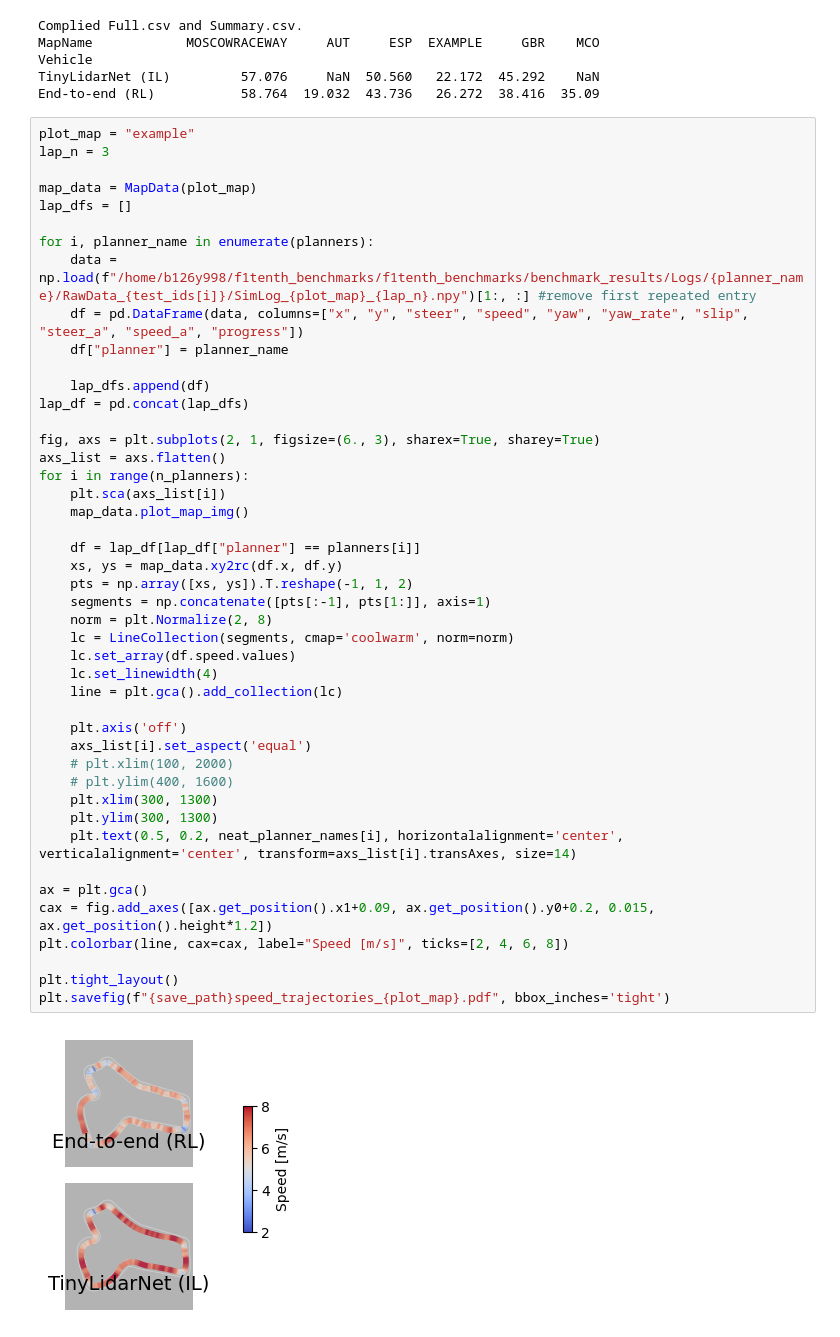
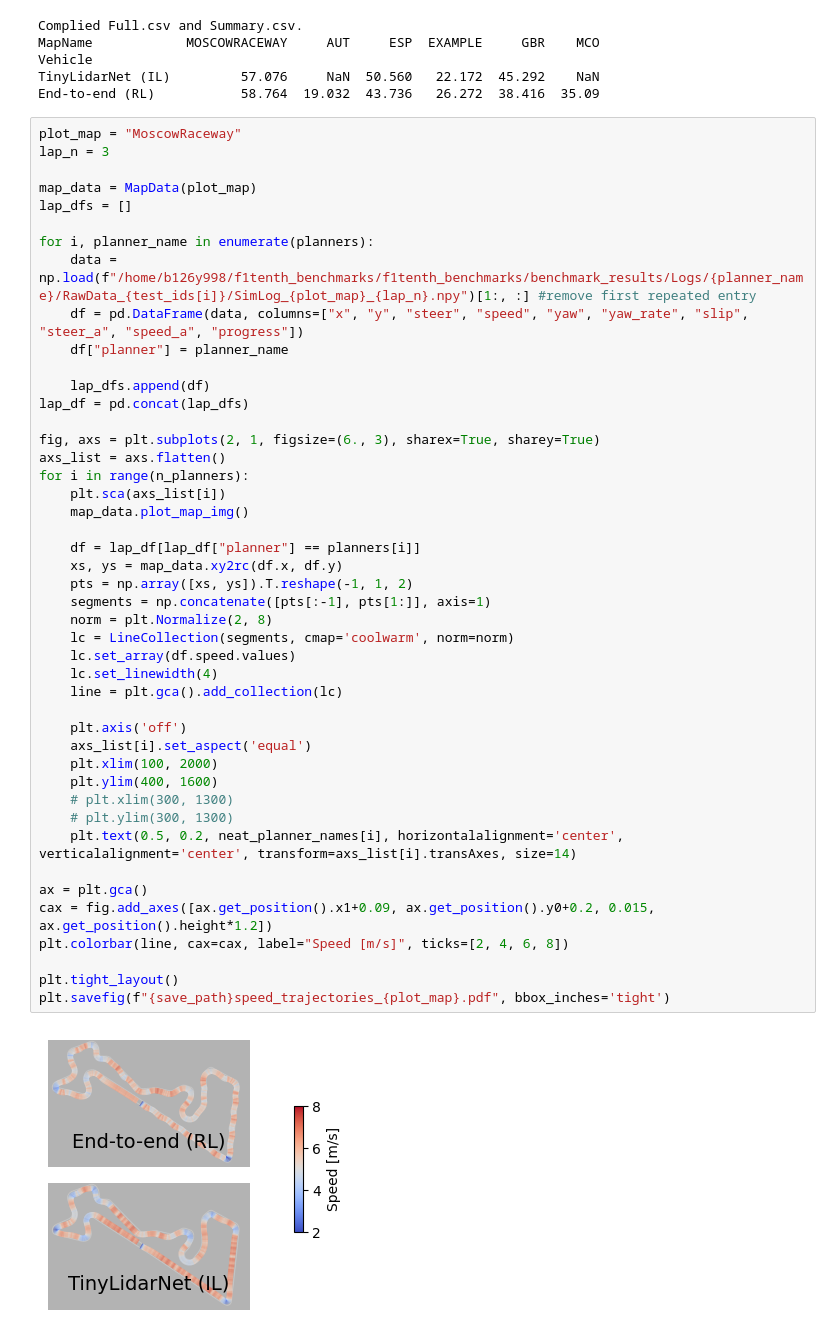
Before and after one commit to bakhbyergyen7/f1tenth_benchmarks, a Jupyter notebook: f1tenth_benchmarks/benchmark_results/tiny_notebook.ipynb, the cells around one changed output. Cells and saved outputs as stored; diff of their text form.

```diff
--- a/f1tenth_benchmarks/benchmark_results/tiny_notebook.ipynb
+++ b/f1tenth_benchmarks/benchmark_results/tiny_notebook.ipynb
@@ -103,7 +103,7 @@ Vehicle
 TinyLidarNet (IL)         57.076     NaN  50.560   22.172  45.292    NaN
 End-to-end (RL)           58.764  19.032  43.736   26.272  38.416  35.09
 # %%
-plot_map = "example"
+plot_map = "MoscowRaceway"
 lap_n = 3
 
 map_data = MapData(plot_map)
@@ -117,36 +117,36 @@ for i, planner_name in enumerate(planners):
     lap_dfs.append(df)
 lap_df = pd.concat(lap_dfs)
 
 fig, axs = plt.subplots(2, 1, figsize=(6., 3), sharex=True, sharey=True)
 axs_list = axs.flatten()
 for i in range(n_planners):
     plt.sca(axs_list[i])
     map_data.plot_map_img()
 
     df = lap_df[lap_df["planner"] == planners[i]]
     xs, ys = map_data.xy2rc(df.x, df.y)
     pts = np.array([xs, ys]).T.reshape(-1, 1, 2)
     segments = np.concatenate([pts[:-1], pts[1:]], axis=1)
     norm = plt.Normalize(2, 8)
     lc = LineCollection(segments, cmap='coolwarm', norm=norm)
     lc.set_array(df.speed.values)
     lc.set_linewidth(4)
     line = plt.gca().add_collection(lc)
 
     plt.axis('off')
     axs_list[i].set_aspect('equal')
-    # plt.xlim(100, 2000)
-    # plt.ylim(400, 1600)
-    plt.xlim(300, 1300)
-    plt.ylim(300, 1300)
+    plt.xlim(100, 2000)
+    plt.ylim(400, 1600)
+    # plt.xlim(300, 1300)
+    # plt.ylim(300, 1300)
     plt.text(0.5, 0.2, neat_planner_names[i], horizontalalignment='center', verticalalignment='center', transform=axs_list[i].transAxes, size=14)
 
 ax = plt.gca()
 cax = fig.add_axes([ax.get_position().x1+0.09, ax.get_position().y0+0.2, 0.015, ax.get_position().height*1.2])
 plt.colorbar(line, cax=cax, label="Speed [m/s]", ticks=[2, 4, 6, 8])
 
 plt.tight_layout()
 plt.savefig(f"{save_path}speed_trajectories_{plot_map}.pdf", bbox_inches='tight')
 # %% [output]
-[figure, old version]
+[figure, new version]
 # %%
```
Also changed, not shown: parts of 2 cells of this notebook, 18 other files.
